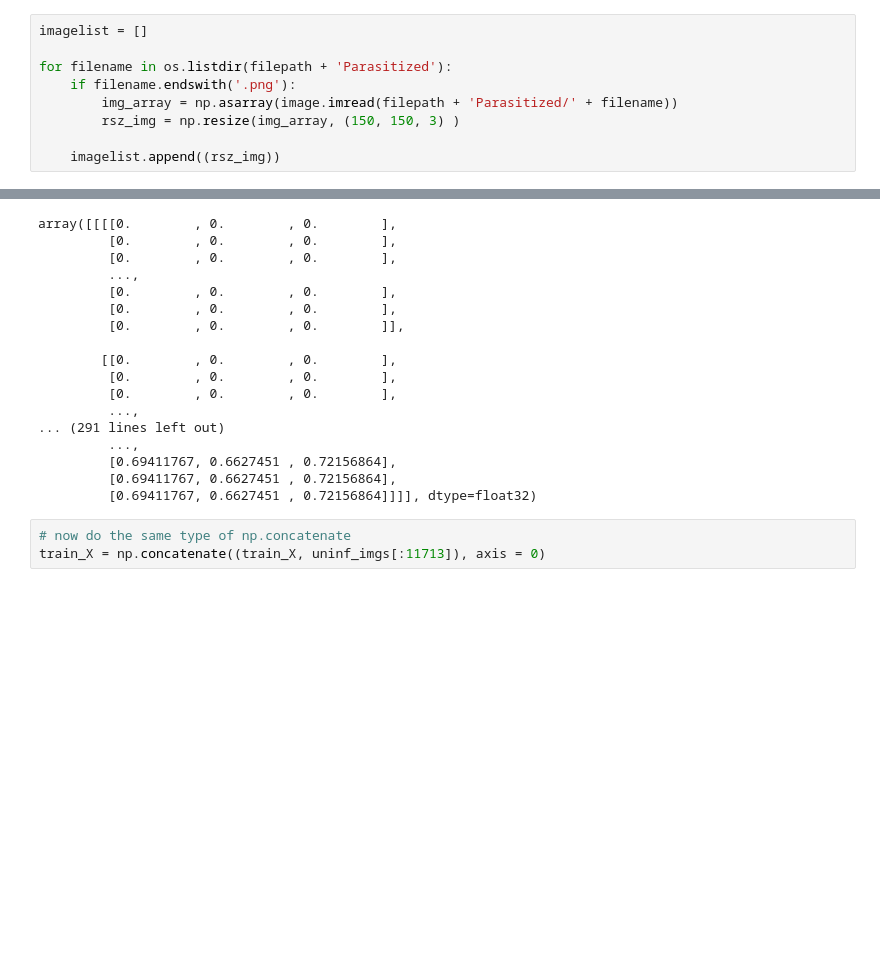
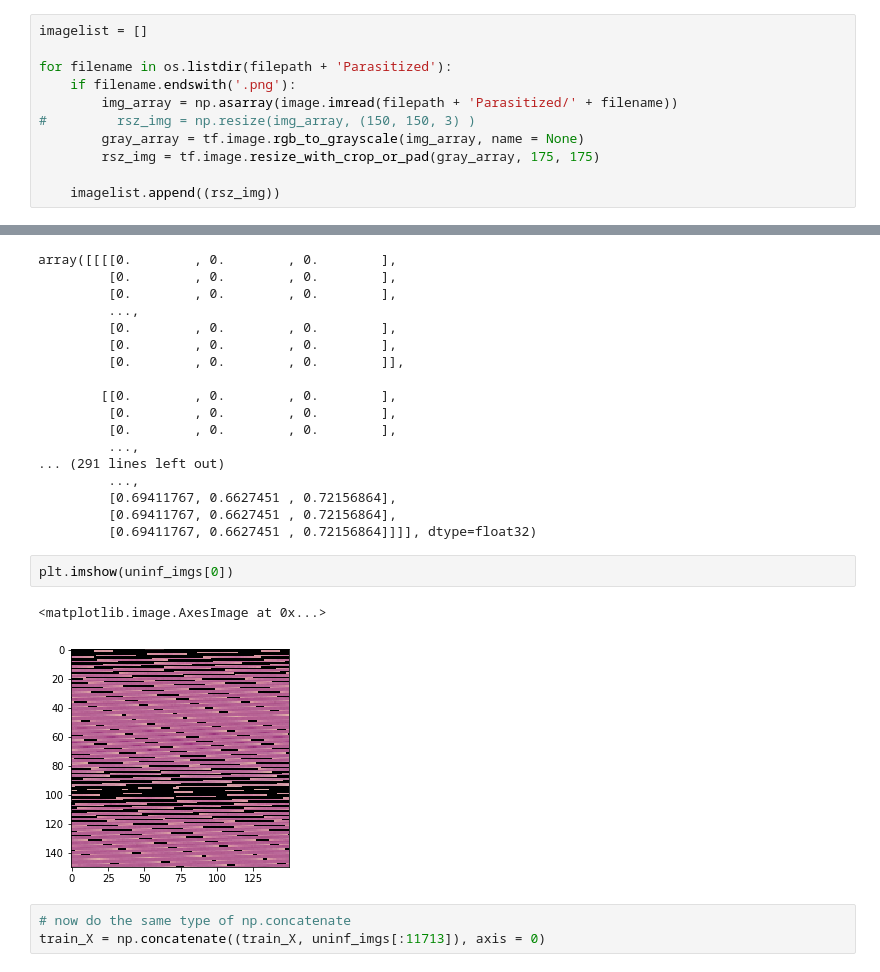
Before and after one commit to SamPoad/data-labs, a Jupyter notebook: final-project/Poad_jupyternotebook.ipynb, the cells around one changed output, grey strips where cells are left out. Saved outputs shown, nothing was run; the diff lists cells and outputs as text; blank space fills up the shorter version.

```diff
--- a/final-project/Poad_jupyternotebook.ipynb
+++ b/final-project/Poad_jupyternotebook.ipynb
@@ -130,7 +130,9 @@ imagelist = []
 for filename in os.listdir(filepath + 'Parasitized'):
     if filename.endswith('.png'):
         img_array = np.asarray(image.imread(filepath + 'Parasitized/' + filename))
-        rsz_img = np.resize(img_array, (150, 150, 3) )
+#         rsz_img = np.resize(img_array, (150, 150, 3) )
+        gray_array = tf.image.rgb_to_grayscale(img_array, name = None)
+        rsz_img = tf.image.resize_with_crop_or_pad(gray_array, 175, 175)
 
     imagelist.append((rsz_img))
 # %%
@@ -365,6 +369,11 @@ array([[[[0.        , 0.        , 0.        ],
          [0.69411767, 0.6627451 , 0.72156864],
          [0.69411767, 0.6627451 , 0.72156864],
          [0.69411767, 0.6627451 , 0.72156864]]]], dtype=float32)
+# %%
+plt.imshow(uninf_imgs[0])
+# %% [output]
+<matplotlib.image.AxesImage at 0x...>
+[figure, added]
 # %%
 # now do the same type of np.concatenate
 train_X = np.concatenate((train_X, uninf_imgs[:11713]), axis = 0)
```
Also changed, not shown: parts of 1 cell of this notebook.
